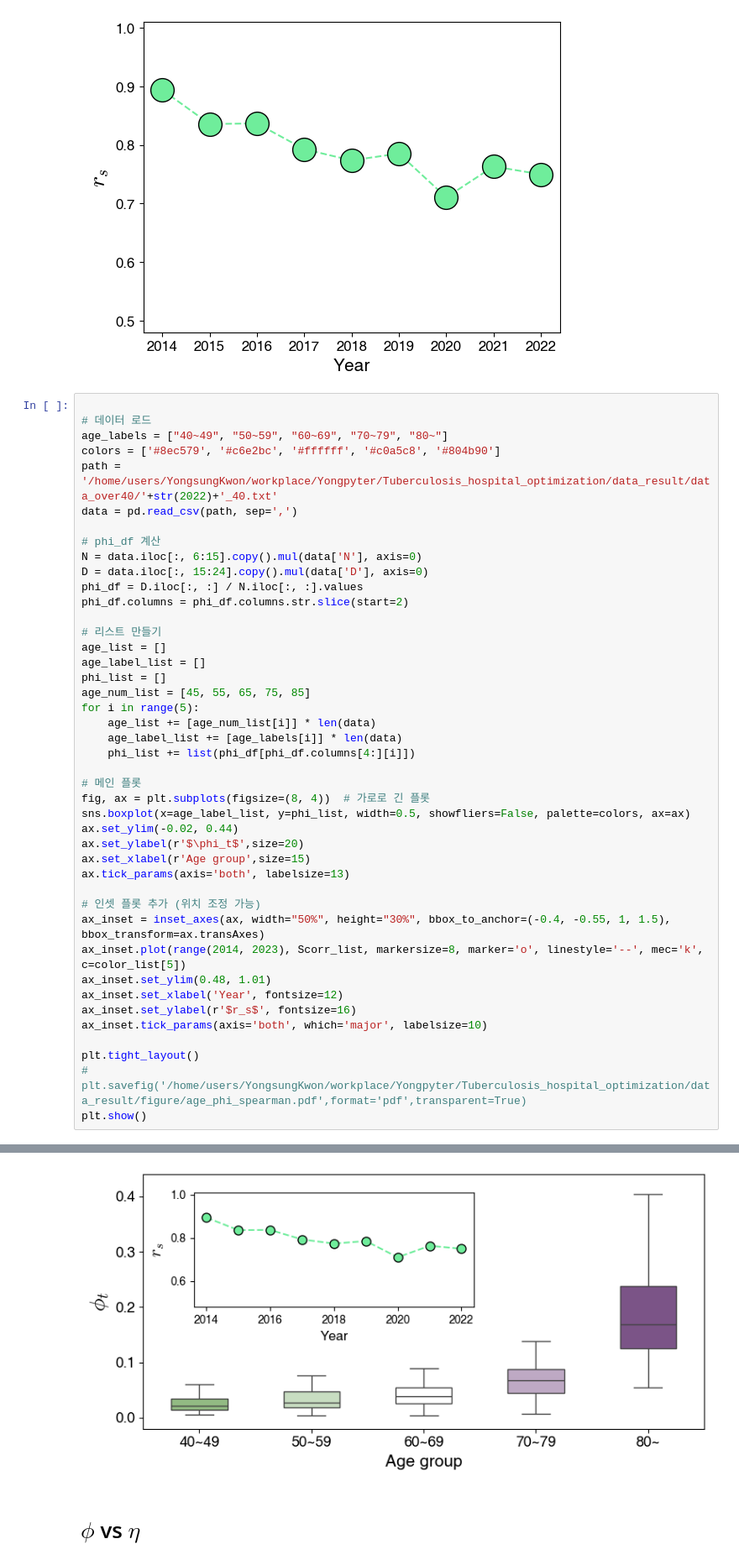
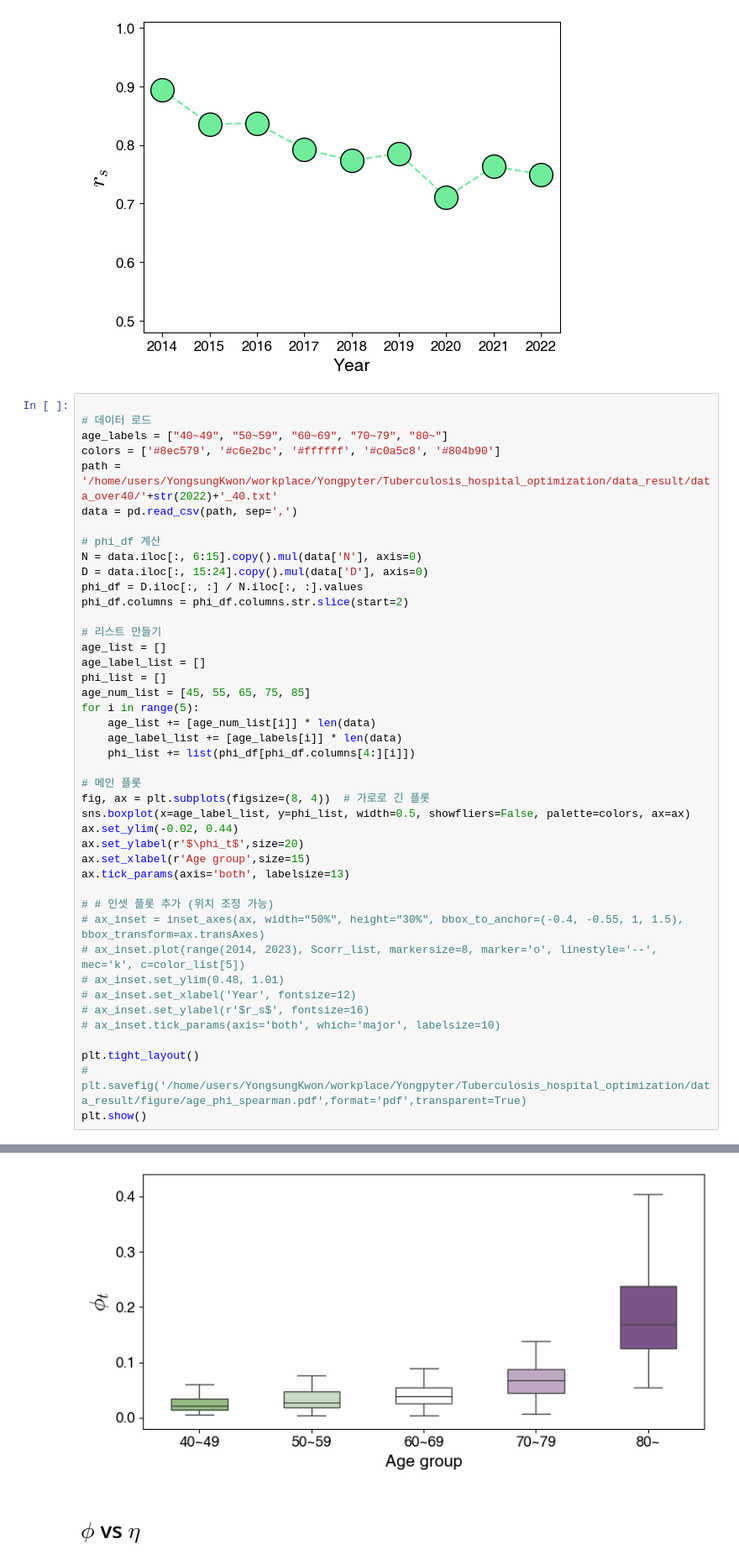
Before and after one commit to kwyosu7/Tuberculosis_hospital_optimization, a Jupyter notebook: article_figure.ipynb, the cells around one changed output, grey strips where cells are left out. Shown at 84% size. Cells and saved outputs as stored; diff of their text form.

Commit message:
edit article figure

```diff
--- a/article_figure.ipynb
+++ b/article_figure.ipynb
@@ -148,41 +148,41 @@ N = data.iloc[:, 6:15].copy().mul(data['N'], axis=0)
 D = data.iloc[:, 15:24].copy().mul(data['D'], axis=0)
 phi_df = D.iloc[:, :] / N.iloc[:, :].values
 phi_df.columns = phi_df.columns.str.slice(start=2)
 
 # 리스트 만들기
 age_list = []
 age_label_list = []
 phi_list = []
 age_num_list = [45, 55, 65, 75, 85]
 for i in range(5):
     age_list += [age_num_list[i]] * len(data)
     age_label_list += [age_labels[i]] * len(data)
     phi_list += list(phi_df[phi_df.columns[4:][i]])
 
 # 메인 플롯
 fig, ax = plt.subplots(figsize=(8, 4))  # 가로로 긴 플롯
 sns.boxplot(x=age_label_list, y=phi_list, width=0.5, showfliers=False, palette=colors, ax=ax)
 ax.set_ylim(-0.02, 0.44)
 ax.set_ylabel(r'$\phi_t$',size=20)
 ax.set_xlabel(r'Age group',size=15)
 ax.tick_params(axis='both', labelsize=13)
 
-# 인셋 플롯 추가 (위치 조정 가능)
-ax_inset = inset_axes(ax, width="50%", height="30%", bbox_to_anchor=(-0.4, -0.55, 1, 1.5), bbox_transform=ax.transAxes)
-ax_inset.plot(range(2014, 2023), Scorr_list, markersize=8, marker='o', linestyle='--', mec='k', c=color_list[5])
-ax_inset.set_ylim(0.48, 1.01)
-ax_inset.set_xlabel('Year', fontsize=12)
-ax_inset.set_ylabel(r'$r_s$', fontsize=16)
-ax_inset.tick_params(axis='both', which='major', labelsize=10)
+# # 인셋 플롯 추가 (위치 조정 가능)
+# ax_inset = inset_axes(ax, width="50%", height="30%", bbox_to_anchor=(-0.4, -0.55, 1, 1.5), bbox_transform=ax.transAxes)
+# ax_inset.plot(range(2014, 2023), Scorr_list, markersize=8, marker='o', linestyle='--', mec='k', c=color_list[5])
+# ax_inset.set_ylim(0.48, 1.01)
+# ax_inset.set_xlabel('Year', fontsize=12)
+# ax_inset.set_ylabel(r'$r_s$', fontsize=16)
+# ax_inset.tick_params(axis='both', which='major', labelsize=10)
 
 plt.tight_layout()
 # plt.savefig('/home/users/YongsungKwon/workplace/Yongpyter/Tuberculosis_hospital_optimization/data_result/figure/age_phi_spearman.pdf',format='pdf',transparent=True)
 plt.show()
 # %% [output]
 Passing `palette` without assigning `hue` is deprecated and will be removed in v0.14.0. Assign the `x` variable to `hue` and set `legend=False` for the same effect.
 
   sns.boxplot(x=age_label_list, y=phi_list, width=0.5, showfliers=False, palette=colors, ax=ax)
-[figure, old version]
+[figure, new version]
 # %% [markdown]
 # $\phi$ vs $\eta$
 # %%
```
Also changed, not shown: parts of 5 cells of this notebook.
